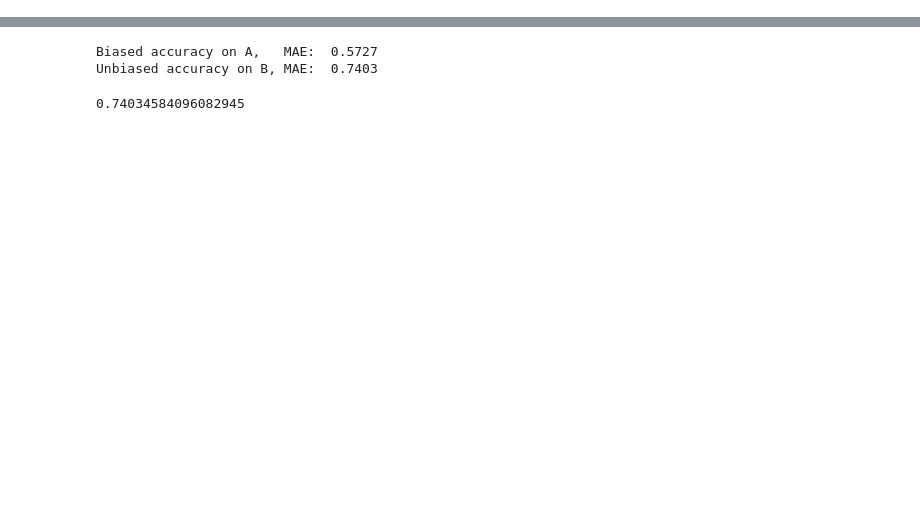
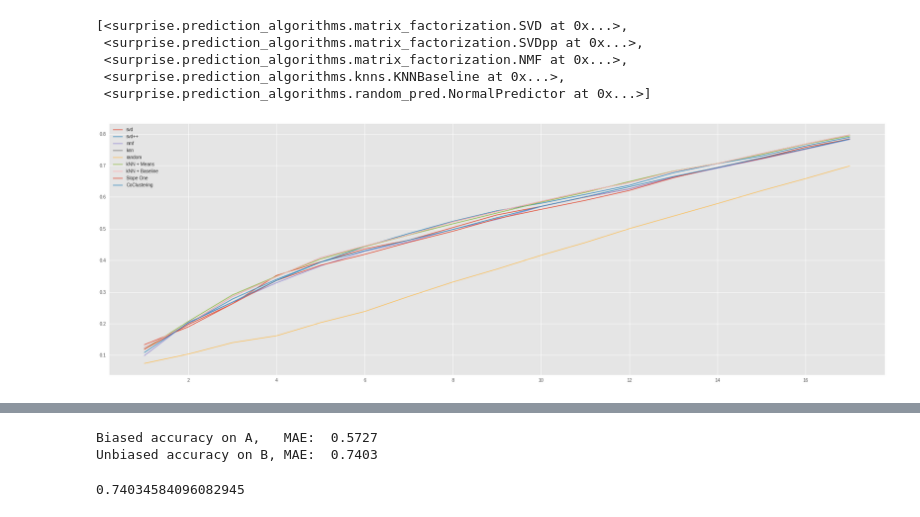
Before and after one commit to Makazone/BachelorThesis, a Jupyter notebook: Diploma.ipynb, the cells around one changed output, grey strips where cells are left out. Drawn from its saved outputs; the diff is of its cells as text; code cells hidden in the pictures; blank space fills up the shorter version.

```diff
--- a/Diploma.ipynb
+++ b/Diploma.ipynb
@@ -199,0 +149,47 @@ plt.show()
+# %%
+def evaluate_algo(algo, metric, testset, n_values):
+    predictions = algo.test(testset)
+    ideal_list = ideal_rankings(testset)
+
+    result = []
+
+    for n in n_values:
+        top_n = get_top_n(predictions, n=n)
+
+        metric_values = []
+        for u in get_users(testset):
+            r = top_n[str(u)][0:n]
+            r_id = ideal_list[str(u)][0:n]
+
+            if len(r) == 0 or len(r_id) == 0:
+                print('No ratings for user '+str(u))
+                continue
+
+            metric_values.append(metric(r, r_id))
+
+        result.append(np.mean(metric_values))
+
+    return result
+# %%
+algos = [svd, svdpp, nmf, knn, normal_predictor, knnMeans, knnBaseline, slopeOne, coClustering]
+names = ['svd', 'svd++', 'nmf', 'knn', 'random', 'kNN + Means', 'kNN + Baseline', 'Slope One', 'CoClustering']
+# %%
+algos
+# %% [output]
+[<surprise.prediction_algorithms.matrix_factorization.SVD at 0x...>,
+ <surprise.prediction_algorithms.matrix_factorization.SVDpp at 0x...>,
+ <surprise.prediction_algorithms.matrix_factorization.NMF at 0x...>,
+ <surprise.prediction_algorithms.knns.KNNBaseline at 0x...>,
+ <surprise.prediction_algorithms.random_pred.NormalPredictor at 0x...>]
+# %%
+precisions = {}
+for name, algo in zip(names, algos):
+    precisions[name] = evaluate_algo(algo, precision, restricted_testset, range(1, min_ratings+1))
+# %%
+for name, values in precisions.items():
+    plt.plot(range(1,min_ratings+1), values, label=name)
+
+plt.legend()
+plt.show()
+# %% [output]
+[figure, added]
```
Also changed, not shown: parts of 68 cells of this notebook.
